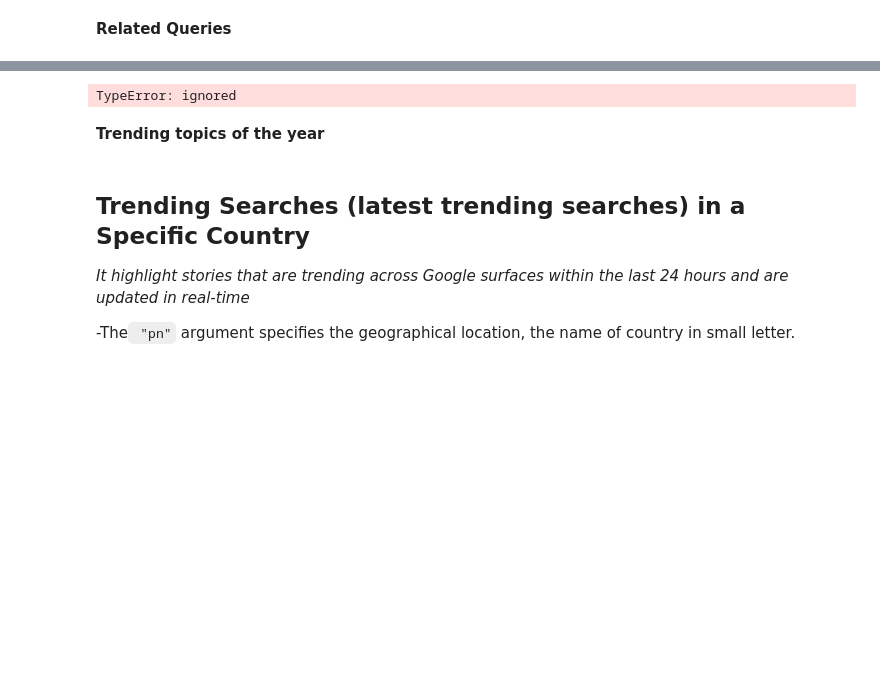
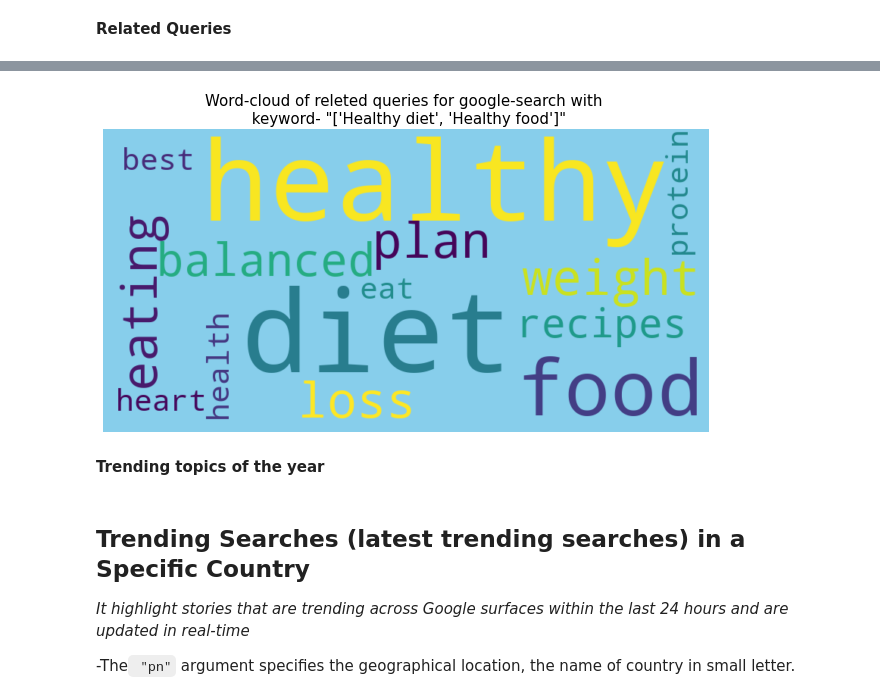
Before and after one commit to mrchapagain/GoogleTrendAnalytics, a Jupyter notebook: GoogleTrends.ipynb, the cells around one changed output, grey strips where cells are left out. Saved outputs shown, nothing was run; the diff lists cells and outputs as text; code cells hidden in the pictures; blank space fills up the shorter version.

```diff
--- a/GoogleTrends.ipynb
+++ b/GoogleTrends.ipynb
@@ -205,32 +312,32 @@ releted_queries.head()
 # %%
 def cleanText(text):
       text= re.sub(r'@[A-Za-z0-9]+', '',text) # Removed @mentions
       text= re.sub(r'#', '',text) # the '#' symbol
       text= re.sub(r':', '',text) # the ':' symbol
       text= re.sub(r'RT[\s]+', '',text) # Removed RT
       text= re.sub(r'https?:\/\/\s+', '',text) # Removed the hyper link
       return text
 
 #Function for word-cloud
 def wordcloud_plot(releted_queries, title):
   #lets clean the xext first
   releted_queries["query"]= releted_queries["query"].apply(cleanText)
   # Create stopword list
   final_stopwords.update(['https', 'er', 'og', 't', 'co', 'A', 't','The'])
 
   plt.figure(figsize=(10,5))
   allWords= ' '.join( [twts for twts in releted_queries["query"]] )
   wordcloud = WordCloud(stopwords=final_stopwords, max_words=300, width= 800, height=400, random_state=21, max_font_size= 150, background_color="skyblue").generate(allWords)
 
   plt.imshow(wordcloud, interpolation = "bilinear")
   plt.title(title, fontsize=15)
   plt.axis('off')
   plt.tight_layout()
   plt.show()
 
-wordcloud_plot(releted_queries, f'Word-cloud for releted queries of google-search with keyword- "{kw_list[0]}"')
+wordcloud_plot(releted_queries.iloc[:, 0:2], f'Word-cloud of releted queries for google-search with \n keyword- "{kw_list}"')
 # %% [output]
-TypeError: ignored
+[figure, added]
 # %% [markdown]
 **Trending topics of the year**
 # %%
```
Also changed, not shown: parts of 10 cells of this notebook.
